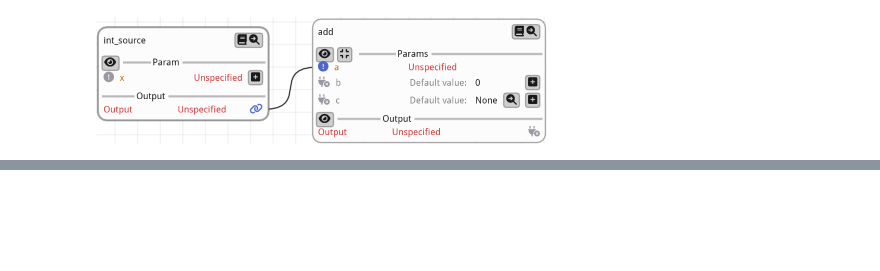
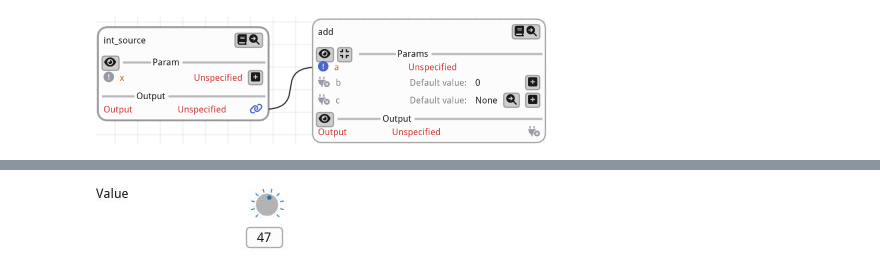
Before and after one commit to pthom/fiatlight_doc, a Jupyter notebook: docs/flgt/_sources/manual_first.ipynb, the cells around one changed output, grey strips where cells are left out. Cells and saved outputs as stored; diff of their text form; code cells hidden in the pictures; blank space fills up the shorter version.

Commit message:
manual_first: add part "Edit any data structure with a GUI"

```diff
--- a/docs/flgt/_sources/manual_first.ipynb
+++ b/docs/flgt/_sources/manual_first.ipynb
@@ -125,0 +138,19 @@ only the user values are saved (in a file named "xxx.fiat_user.json", where "xxx
+# %%
+from imgui_bundle import hello_imgui
+import fiatlight as fl
+
+MY_VALUE = 42
+
+def gui():
+    global MY_VALUE
+
+    changed, MY_VALUE = fl.immediate_edit(
+        "Value",
+        MY_VALUE,
+        edit_type="knob",  # Here we customize the GUI widget type
+        range=(30, 60),    # and the range of the knob
+    )
+
+hello_imgui.run(gui)
+# %% [output]
+[figure, added]
```
Also changed, not shown: parts of 8 cells of this notebook, 8 other files.
